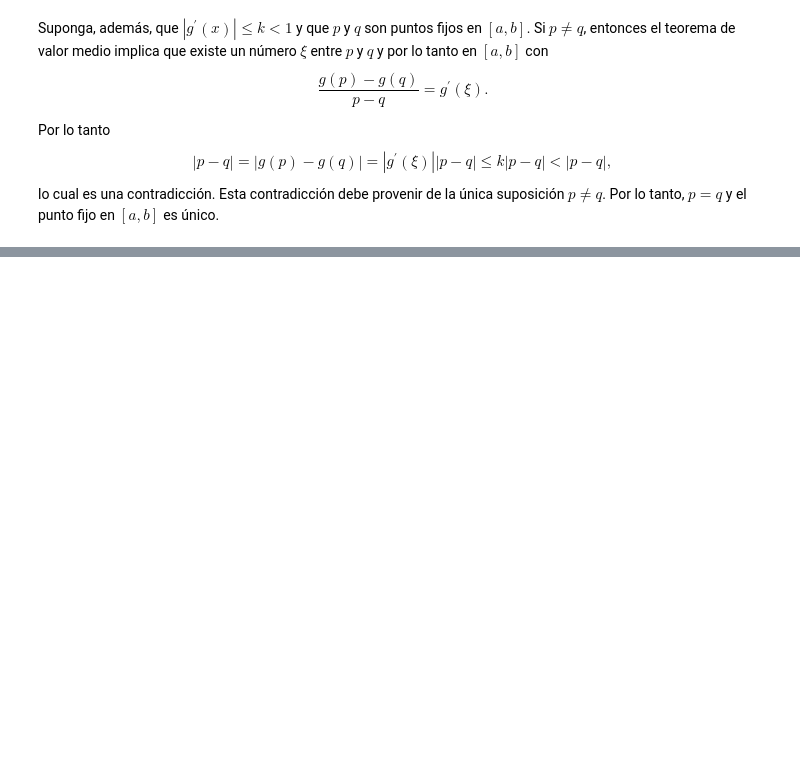
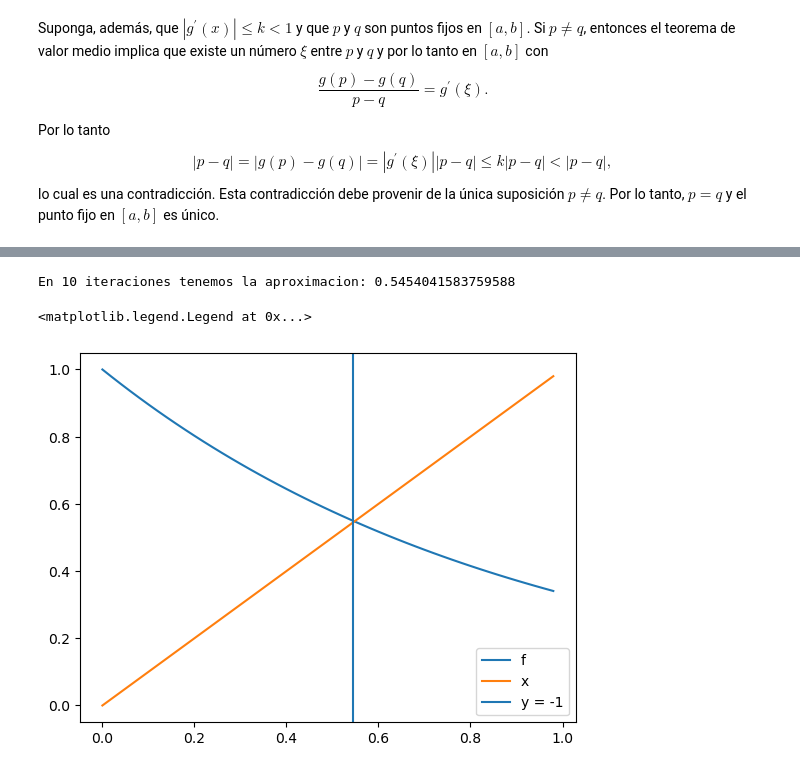
Before and after one commit to Things-I-learn/Analisis-Numerico-2024, a Jupyter notebook: punto_fijo.ipynb, the cells around one changed output, grey strips where cells are left out. Drawn from its saved outputs; the diff is of its cells as text; code cells hidden in the pictures; blank space fills up the shorter version.

```diff
--- a/punto_fijo.ipynb
+++ b/punto_fijo.ipynb
@@ -109,0 +136,32 @@ lo cual es una contradicción. Esta contradicción debe provenir de la única su
+# %%
+def punto_fijo(f,p_0, TOL = 1e-5, iter = 10)->tuple[int, int]:
+    "Salida: (iter, ans)"
+    i = 0
+    while i<iter:
+        p = f(p_0)
+        if abs(p - p_0)<TOL: return (i,p)
+        i +=1
+        p_0 = p
+    return (i, p)
+# %%
+f = lambda x: 3**(-x)
+p_0 = 0.2
+i, ans = punto_fijo(f, p_0)
+
+print(f"En {i} iteraciones tenemos la aproximacion: {ans}")
+# %% [output]
+En 10 iteraciones tenemos la aproximacion: 0.5454041583759588
+# %%
+f = lambda x: 3**(-x)
+r = lambda x: x
+a, b = 0, 1
+xs = np.arange(a,b, 0.02)
+plt.plot(xs, f(xs), label = "f")
+plt.plot(xs,r(xs), label = "x")
+
+
+plt.axvline(ans, label= "y = -1")
+plt.legend()
+# %% [output]
+<matplotlib.legend.Legend at 0x...>
+[figure, added]
```
Also changed, not shown: parts of 33 cells of this notebook.
